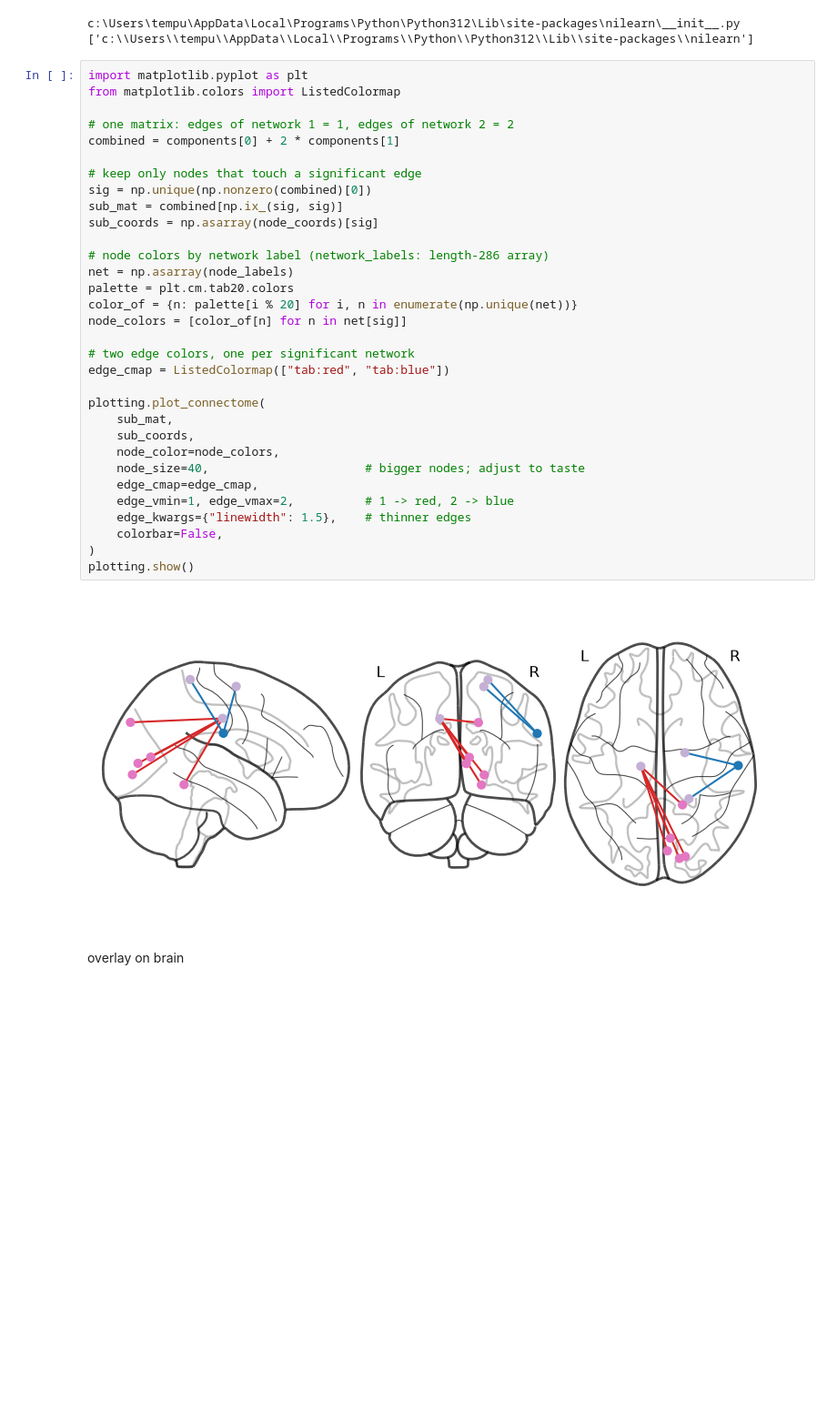
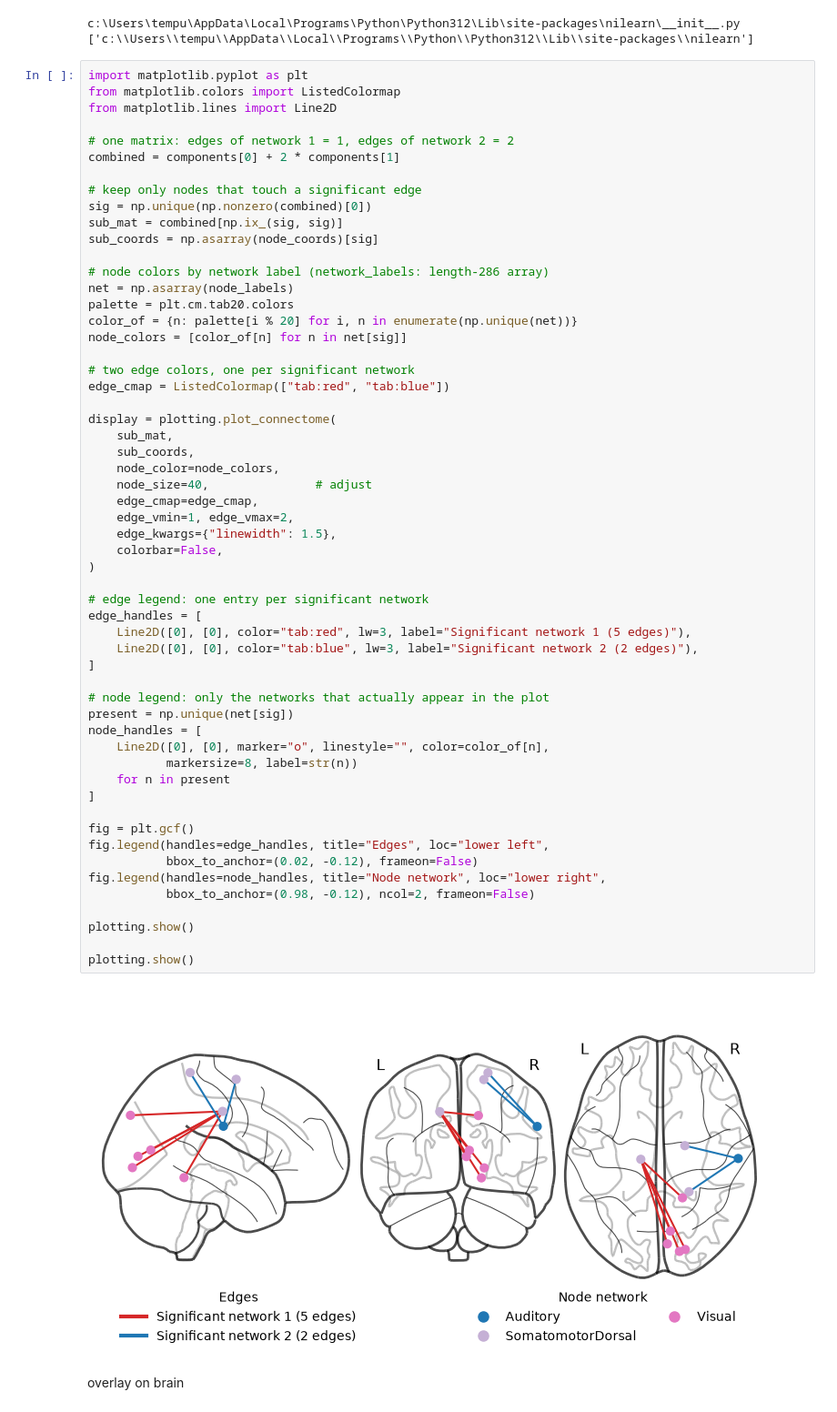
Before and after one commit to praise58/Arousal-Project, a Jupyter notebook: visualizations/nilearn_visualize.ipynb, the cells around one changed output. Shown at 91% size. Saved outputs shown, nothing was run; the diff lists cells and outputs as text; blank space fills up the shorter version.

Commit message:
vis w legends

```diff
--- a/visualizations/nilearn_visualize.ipynb
+++ b/visualizations/nilearn_visualize.ipynb
@@ -114,36 +114,60 @@ c:\Users\tempu\AppData\Local\Programs\Python\Python312\Lib\site-packages\nilearn
 # %%
 import matplotlib.pyplot as plt
 from matplotlib.colors import ListedColormap
+from matplotlib.lines import Line2D
 
 # one matrix: edges of network 1 = 1, edges of network 2 = 2
 combined = components[0] + 2 * components[1]
 
 # keep only nodes that touch a significant edge
 sig = np.unique(np.nonzero(combined)[0])
 sub_mat = combined[np.ix_(sig, sig)]
 sub_coords = np.asarray(node_coords)[sig]
 
 # node colors by network label (network_labels: length-286 array)
 net = np.asarray(node_labels)
 palette = plt.cm.tab20.colors
 color_of = {n: palette[i % 20] for i, n in enumerate(np.unique(net))}
 node_colors = [color_of[n] for n in net[sig]]
 
 # two edge colors, one per significant network
 edge_cmap = ListedColormap(["tab:red", "tab:blue"])
 
-plotting.plot_connectome(
+display = plotting.plot_connectome(
     sub_mat,
     sub_coords,
     node_color=node_colors,
-    node_size=40,                      # bigger nodes; adjust to taste
+    node_size=40,               # adjust
     edge_cmap=edge_cmap,
-    edge_vmin=1, edge_vmax=2,          # 1 -> red, 2 -> blue
-    edge_kwargs={"linewidth": 1.5},    # thinner edges
+    edge_vmin=1, edge_vmax=2,
+    edge_kwargs={"linewidth": 1.5},
     colorbar=False,
 )
+
+# edge legend: one entry per significant network
+edge_handles = [
+    Line2D([0], [0], color="tab:red", lw=3, label="Significant network 1 (5 edges)"),
+    Line2D([0], [0], color="tab:blue", lw=3, label="Significant network 2 (2 edges)"),
+]
+
+# node legend: only the networks that actually appear in the plot
+present = np.unique(net[sig])
+node_handles = [
+    Line2D([0], [0], marker="o", linestyle="", color=color_of[n],
+           markersize=8, label=str(n))
+    for n in present
+]
+
+fig = plt.gcf()
+fig.legend(handles=edge_handles, title="Edges", loc="lower left",
+           bbox_to_anchor=(0.02, -0.12), frameon=False)
+fig.legend(handles=node_handles, title="Node network", loc="lower right",
+           bbox_to_anchor=(0.98, -0.12), ncol=2, frameon=False)
+
 plotting.show()
+
+plotting.show()
 # %% [output]
-[figure, old version]
+[figure, new version]
 # %% [markdown]
 overlay on brain
```
Also changed, not shown: 1 other file.
